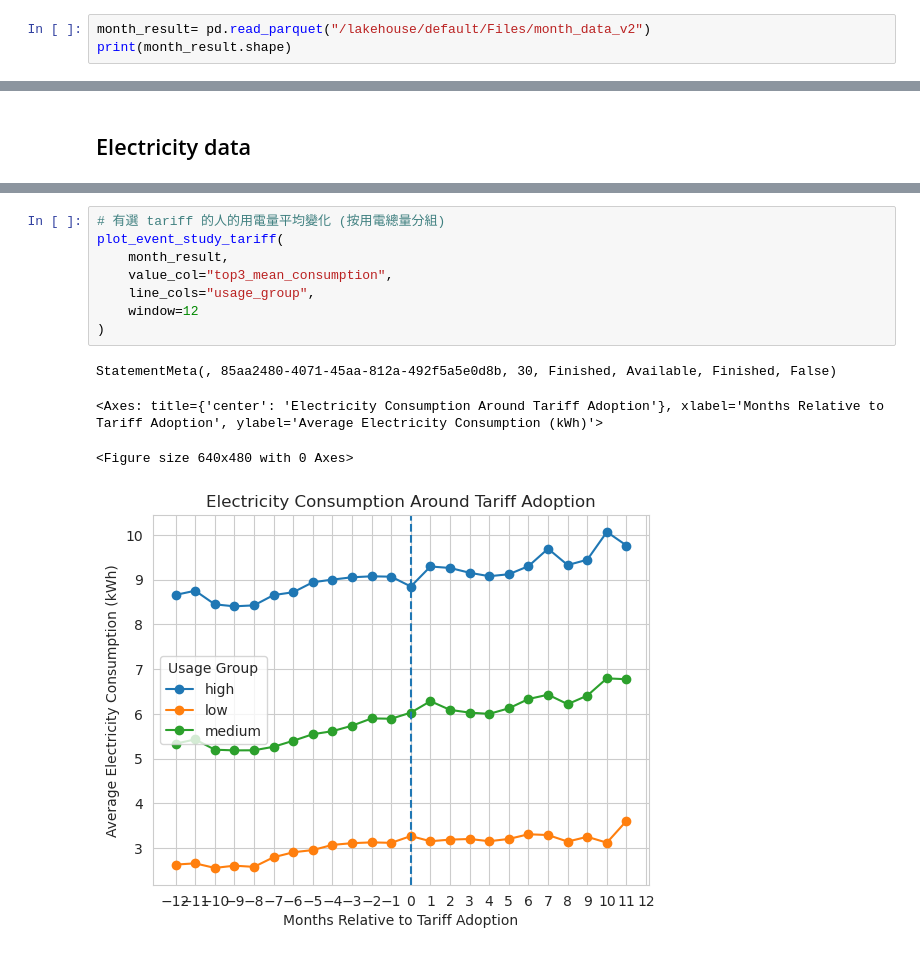
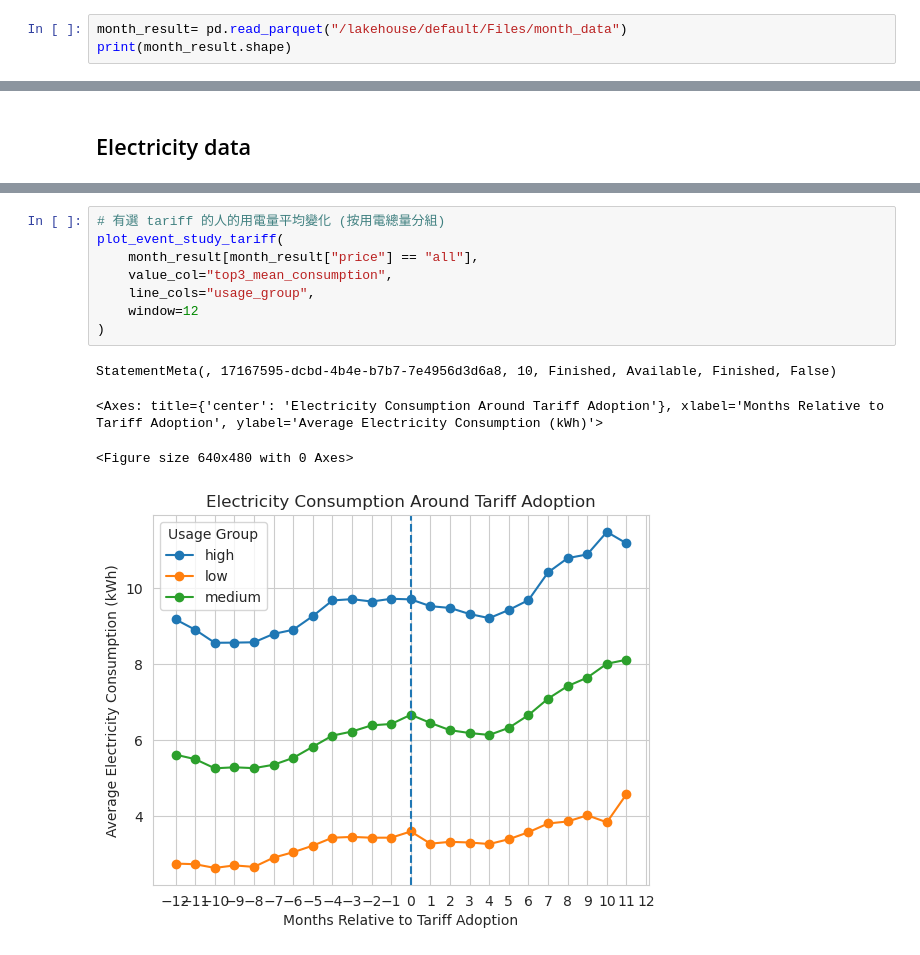
Before and after one commit to edogawa-liang/tariff-spark-rewrite, a Jupyter notebook: eda_spark.ipynb, the cells around one changed output, grey strips where cells are left out. Saved outputs shown, nothing was run; the diff lists cells and outputs as text.

```diff
--- a/eda_spark.ipynb
+++ b/eda_spark.ipynb
@@ -22,6 +22,6 @@ StatementMeta(, 3e357783-e23c-4851-9daf-783c7a04ead8, 11, Finished, Available, F
 # %% [markdown]
 ## import existing data
 # %%
-month_result= pd.read_parquet("/lakehouse/default/Files/month_data_v2")
+month_result= pd.read_parquet("/lakehouse/default/Files/month_data")
 print(month_result.shape)
 # %% [output]
@@ -187,13 +248,13 @@ StatementMeta(, 85aa2480-4071-45aa-812a-492f5a5e0d8b, 29, Finished, Available, F
 # %%
 # 有選 tariff 的人的用電量平均變化 (按用電總量分組)
 plot_event_study_tariff(
-    month_result,
+    month_result[month_result["price"] == "all"],
     value_col="top3_mean_consumption",
     line_cols="usage_group",
     window=12
 )
 # %% [output]
-StatementMeta(, 85aa2480-4071-45aa-812a-492f5a5e0d8b, 30, Finished, Available, Finished, False)
+StatementMeta(, 17167595-dcbd-4b4e-b7b7-7e4956d3d6a8, 10, Finished, Available, Finished, False)
 <Axes: title={'center': 'Electricity Consumption Around Tariff Adoption'}, xlabel='Months Relative to Tariff Adoption', ylabel='Average Electricity Consumption (kWh)'>
 <Figure size 640x480 with 0 Axes>
-[figure, old version]
+[figure, new version]
```
Also changed, not shown: parts of 30 cells of this notebook, 1 other file.
